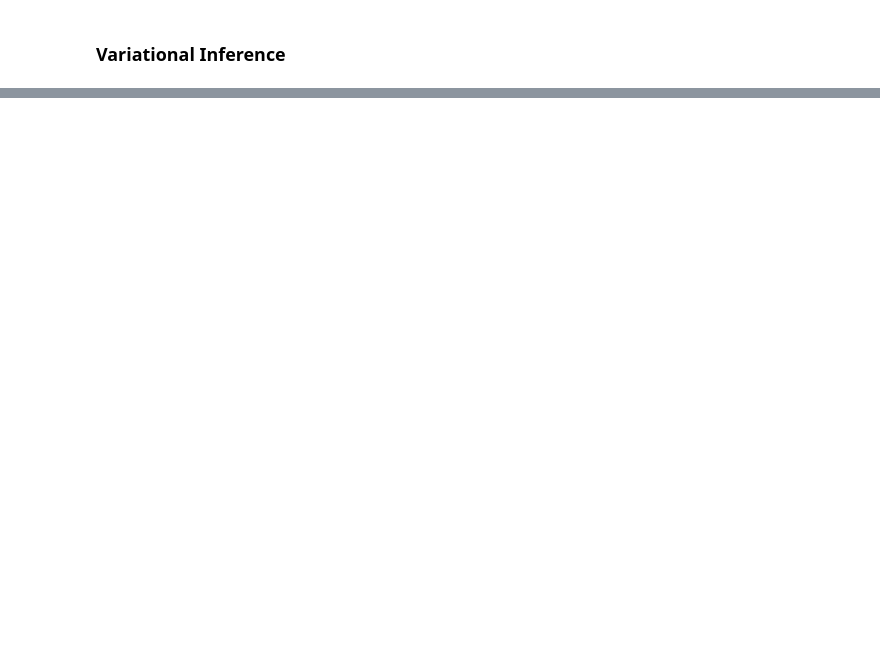
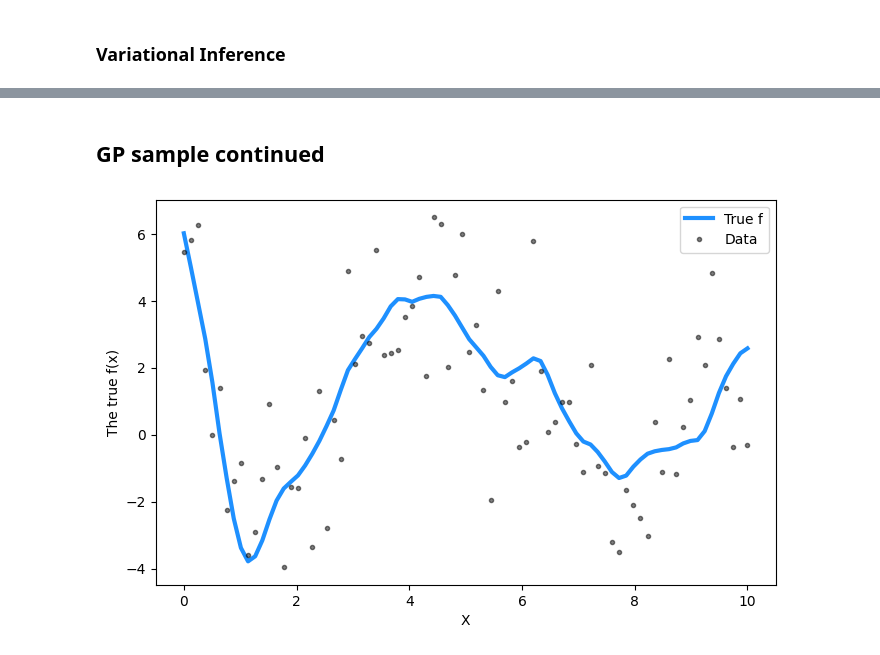
Before and after one commit to psesh/ae8803, a Jupyter notebook: raw/useful_codes/vi.ipynb, the cells around one changed output, grey strips where cells are left out. Drawn from its saved outputs; the diff is of its cells as text; code cells hidden in the pictures; blank space fills up the shorter version.

```diff
--- a/raw/useful_codes/vi.ipynb
+++ b/raw/useful_codes/vi.ipynb
@@ -36,0 +128,2 @@ The objective of
+# %% [markdown]
+## GP sample continued
@@ -36,0 +137,28 @@ The objective of
+# %%
+# Training data
+n = 80
+X = np.linspace(0, 10, n)[:, None]
+
+# Define the true covariance function and its parameters
+ell_true = 1.0
+eta_true = 3.0
+cov_func = eta_true**2 * pm.gp.cov.Matern52(1, ell_true)
+mean_func = pm.gp.mean.Zero()
+f_true = np.random.multivariate_normal(
+    mean_func(X).eval(), cov_func(X).eval() + 1e-8 * np.eye(n), 1
+).flatten()
+sigma_true = 2.0
+
+# True signal is corrupted by random noise
+y = f_true + sigma_true * np.random.randn(n)
+
+## Plot the data and the unobserved latent function
+fig = plt.figure(figsize=(8, 5))
+ax = fig.gca()
+ax.plot(X, f_true, "dodgerblue", lw=3, label="True f")
+ax.plot(X, y, "ok", ms=3, alpha=0.5, label="Data")
+ax.set_xlabel("X")
+ax.set_ylabel("The true f(x)")
+plt.legend();
+# %% [output]
+[figure, added]
```
Also changed, not shown: parts of 17 cells of this notebook, 47 other files.
